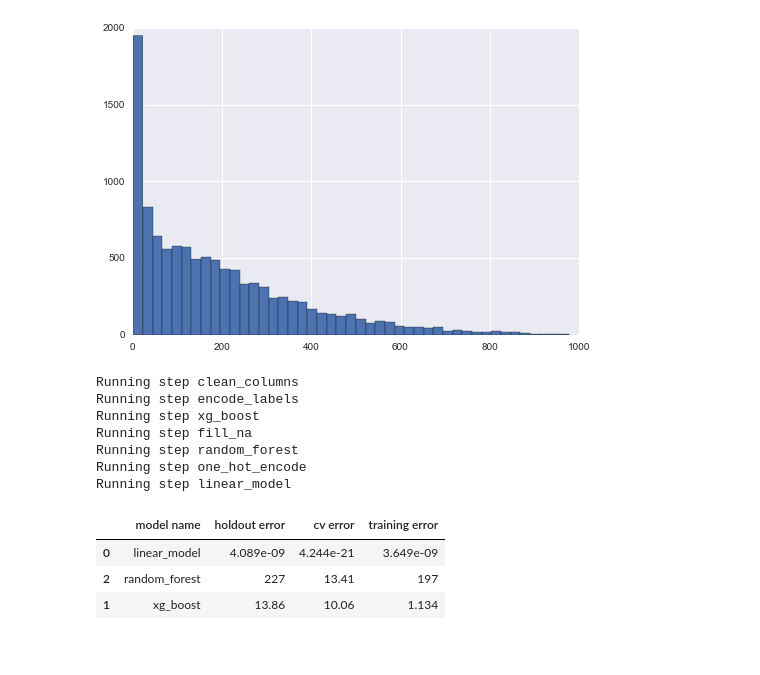
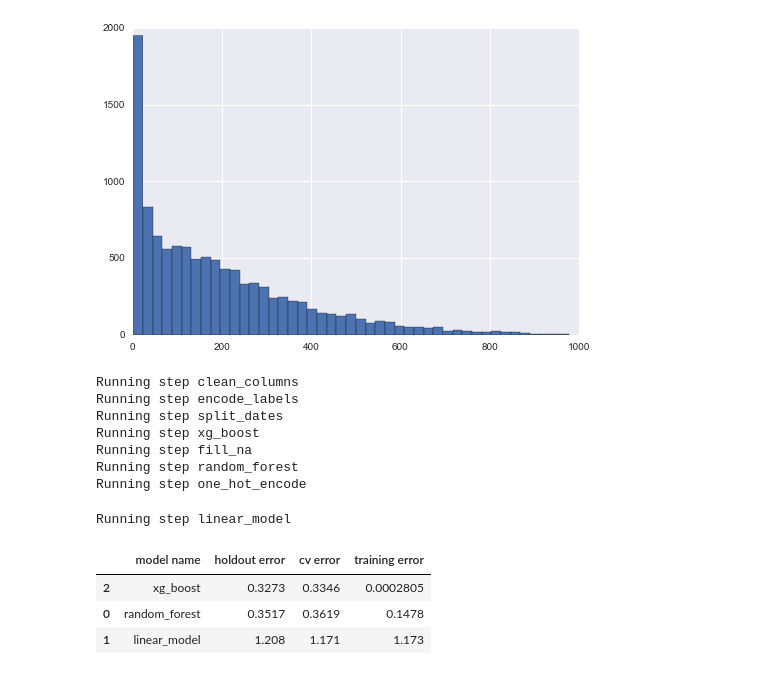
Before and after one commit to guacml/guacml, a Jupyter notebook: demos/bike_sharing/demo.ipynb, the cells around one changed output. Drawn from its saved outputs; the diff is of its cells as text; code cells hidden in the pictures.

```diff
--- a/demos/bike_sharing/demo.ipynb
+++ b/demos/bike_sharing/demo.ipynb
@@ -10,7 +10,7 @@ import guacml
 import pandas as pd
 import seaborn as sns
 # %%
-ds = guacml.Dataset('./data/raw/train.csv', 'count')
+ds = guacml.Dataset('./data/raw/train.csv', 'count', exclude_cols=['casual', 'registered'], eval_metric='rmsle')
 ds.column_info
 # %% [output]
 Regression problem detected.
@@ -33,17 +37,18 @@ ds.df['count'].hist(bins='auto')
 <matplotlib.axes._subplots.AxesSubplot at 0x...>
 [figure]
 # %%
-ds.run(10)
+ds.run(25)
 ds.model_overview()
 # %% [output]
 Running step clean_columns
 Running step encode_labels
+Running step split_dates
 Running step xg_boost
 Running step fill_na
 Running step random_forest
 Running step one_hot_encode
-Running step linear_model
+Running step linear_model
 |  | model name | holdout error | cv error | training error |
-| 0 | linear_model | 4.089e-09 | 4.244e-21 | 3.649e-09 |
-| 2 | random_forest | 227 | 13.41 | 197 |
-| 1 | xg_boost | 13.86 | 10.06 | 1.134 |
+| 2 | xg_boost | 0.3273 | 0.3346 | 0.0002805 |
+| 0 | random_forest | 0.3517 | 0.3619 | 0.1478 |
+| 1 | linear_model | 1.208 | 1.171 | 1.173 |
```
Also changed, not shown: parts of 3 cells of this notebook, 7 other files.
